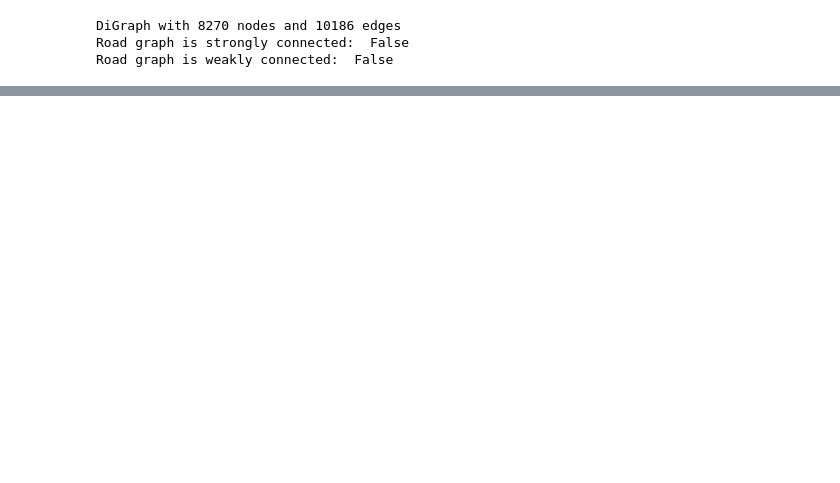
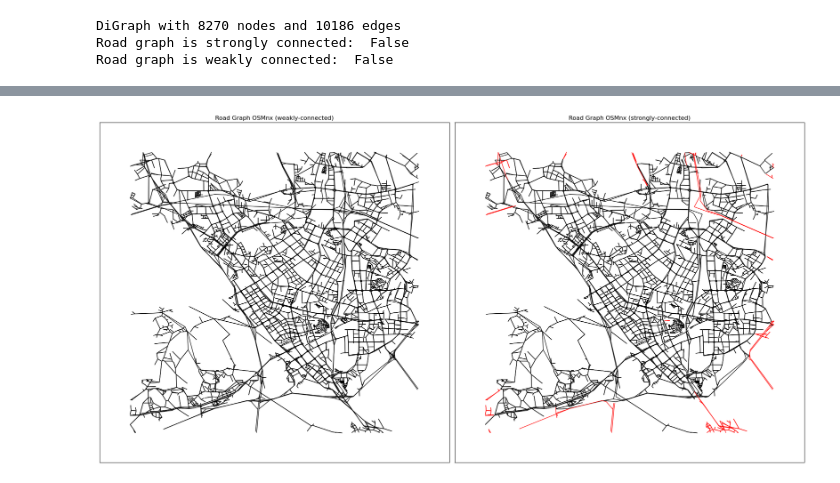
Before and after one commit to manuelck99/bachelors-thesis, a Jupyter notebook: preprocessing/map.ipynb, the cells around one changed output, grey strips where cells are left out. Cells and saved outputs as stored; diff of their text form; code cells hidden in the pictures; blank space fills up the shorter version.

```diff
--- a/preprocessing/map.ipynb
+++ b/preprocessing/map.ipynb
@@ -142,0 +155,47 @@ plt.show()
+# %%
+## Draw the road graph
+pos = {node: (road_graph_ox.nodes[node]["x"], road_graph_ox.nodes[node]["y"]) for node in road_graph_ox.nodes()}
+
+# Find sub road graphs consisting of strongly- and weakly-connected components that are not the maximum one
+left_out_wcc_nodes = set(road_graph_ox.nodes()) - set(max_wcc_sub_road_graph.nodes())
+left_out_wcc_sub_road_graph = road_graph_ox.subgraph(left_out_wcc_nodes)
+
+left_out_scc_nodes = set(road_graph_ox.nodes()) - set(max_scc_sub_road_graph.nodes())
+left_out_scc_sub_road_graph = road_graph_ox.subgraph(left_out_scc_nodes)
+
+fig, (ax1, ax2) = plt.subplots(1, 2, figsize=(20, 10))
+
+nx.draw_networkx_edges(
+    max_wcc_sub_road_graph,
+    pos,
+    arrows=False,
+    ax=ax1
+)
+nx.draw_networkx_edges(
+    left_out_wcc_sub_road_graph,
+    pos,
+    edge_color="red",
+    arrows=False,
+    ax=ax1
+)
+ax1.set_title("Road Graph OSMnx (weakly-connected)")
+
+nx.draw_networkx_edges(
+    max_scc_sub_road_graph,
+    pos,
+    arrows=False,
+    ax=ax2
+)
+nx.draw_networkx_edges(
+    left_out_scc_sub_road_graph,
+    pos,
+    edge_color="red",
+    arrows=False,
+    ax=ax2
+)
+ax2.set_title("Road Graph OSMnx (strongly-connected)")
+
+plt.tight_layout()
+plt.show()
+# %% [output]
+[figure, added]
```
Also changed, not shown: parts of 5 cells of this notebook, 8 other files.
